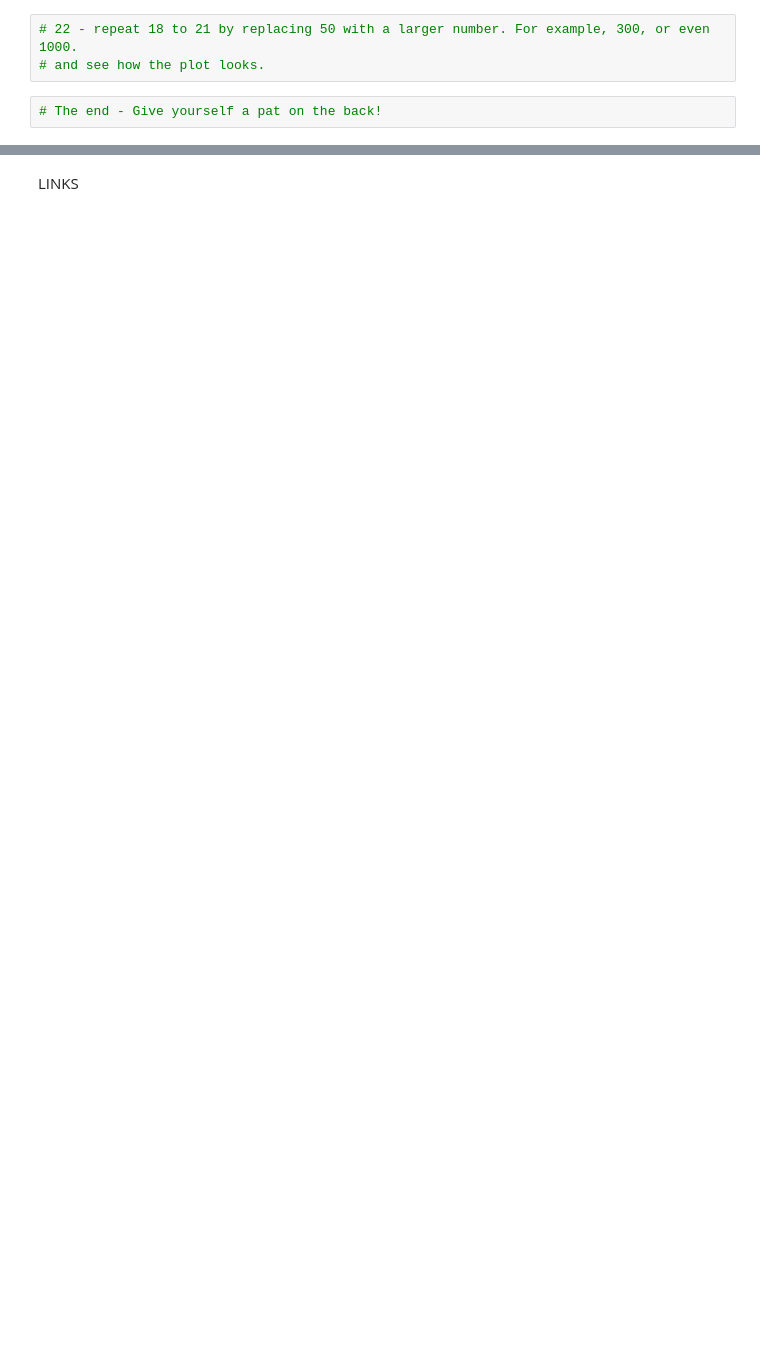
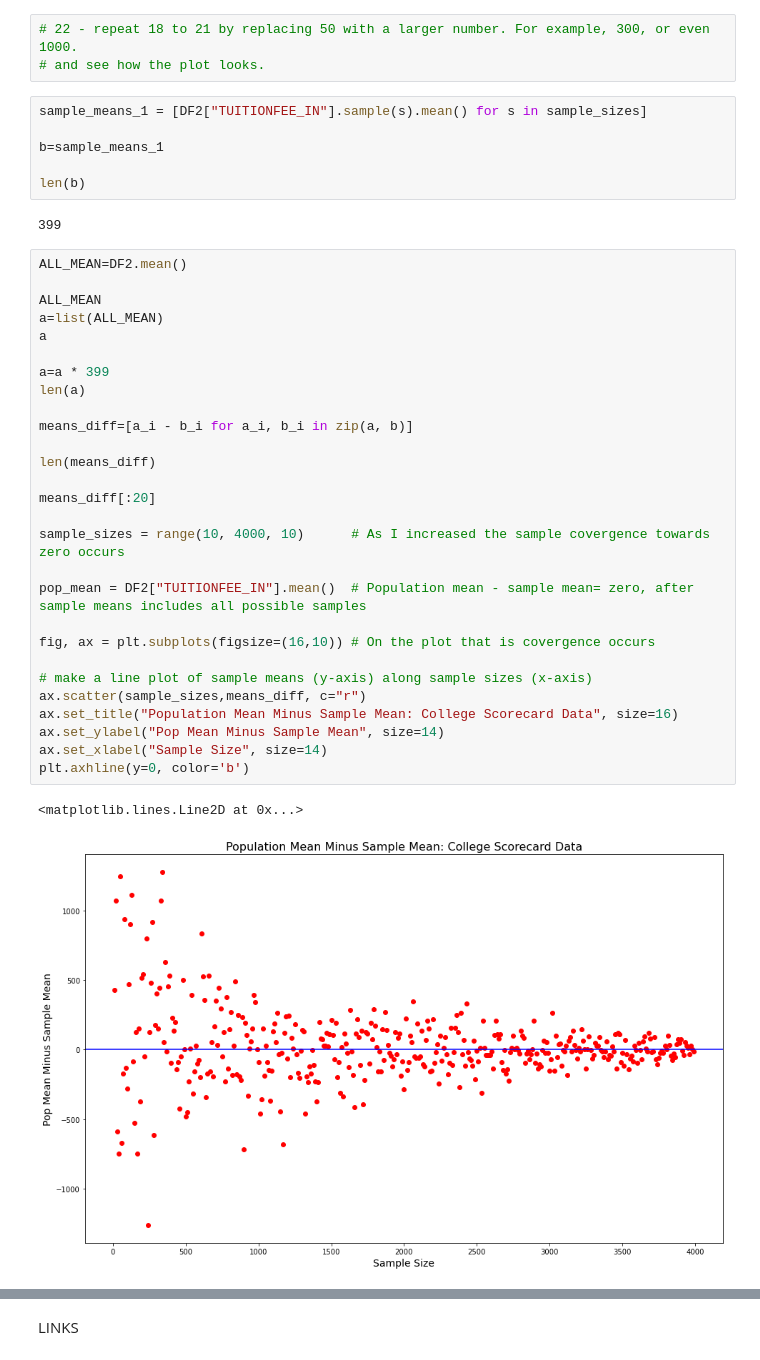
Before and after one commit to jonnie763/DATA-690-WANG-Stats-and-Visualizations, a Jupyter notebook: Jonathan Rius- Assignment #9.ipynb, the cells around one changed output, grey strips where cells are left out. Drawn from its saved outputs; the diff is of its cells as text; blank space fills up the shorter version.

```diff
--- a/Jonathan Rius- Assignment #9.ipynb
+++ b/Jonathan Rius- Assignment #9.ipynb
@@ -139,5 +395,42 @@ The function will perform the following:
 # %%
 # 22 - repeat 18 to 21 by replacing 50 with a larger number. For example, 300, or even 1000.
 # and see how the plot looks.
-# %%
-# The end - Give yourself a pat on the back!
+# %%
+sample_means_1 = [DF2["TUITIONFEE_IN"].sample(s).mean() for s in sample_sizes]
+
+b=sample_means_1
+
+len(b)
+# %% [output]
+399
+# %%
+ALL_MEAN=DF2.mean()
+
+ALL_MEAN
+a=list(ALL_MEAN)
+a
+
+a=a * 399
+len(a)
+
+means_diff=[a_i - b_i for a_i, b_i in zip(a, b)]
+
+len(means_diff)
+
+means_diff[:20]
+
+sample_sizes = range(10, 4000, 10)      # As I increased the sample covergence towards zero occurs
+
+pop_mean = DF2["TUITIONFEE_IN"].mean()  # Population mean - sample mean= zero, after sample means includes all possible samples
+
+fig, ax = plt.subplots(figsize=(16,10)) # On the plot that is covergence occurs
+
+# make a line plot of sample means (y-axis) along sample sizes (x-axis)
+ax.scatter(sample_sizes,means_diff, c="r")
+ax.set_title("Population Mean Minus Sample Mean: College Scorecard Data", size=16)
+ax.set_ylabel("Pop Mean Minus Sample Mean", size=14)
+ax.set_xlabel("Sample Size", size=14)
+plt.axhline(y=0, color='b')
+# %% [output]
+<matplotlib.lines.Line2D at 0x...>
+[figure, added]
```
Also changed, not shown: parts of 41 cells of this notebook.
